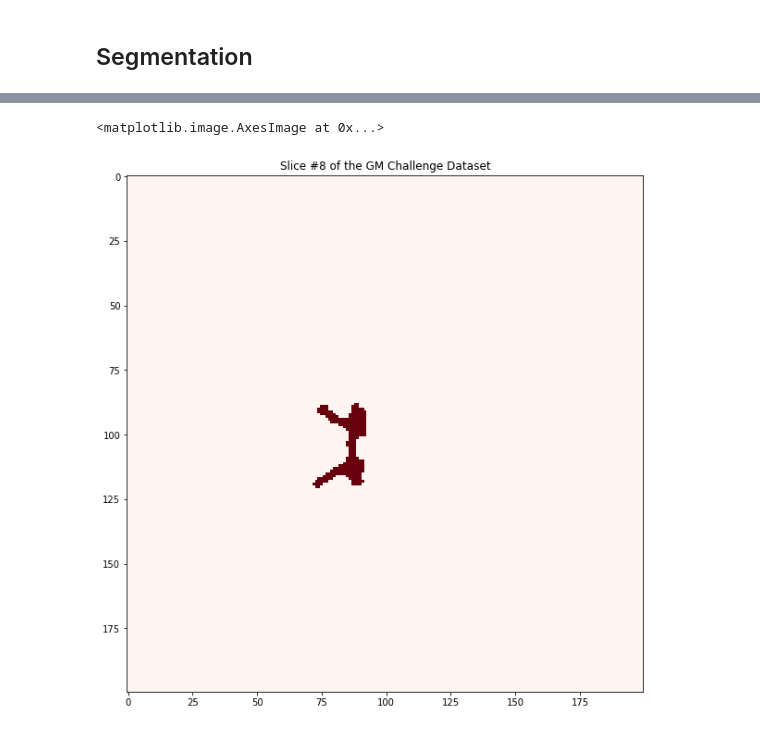
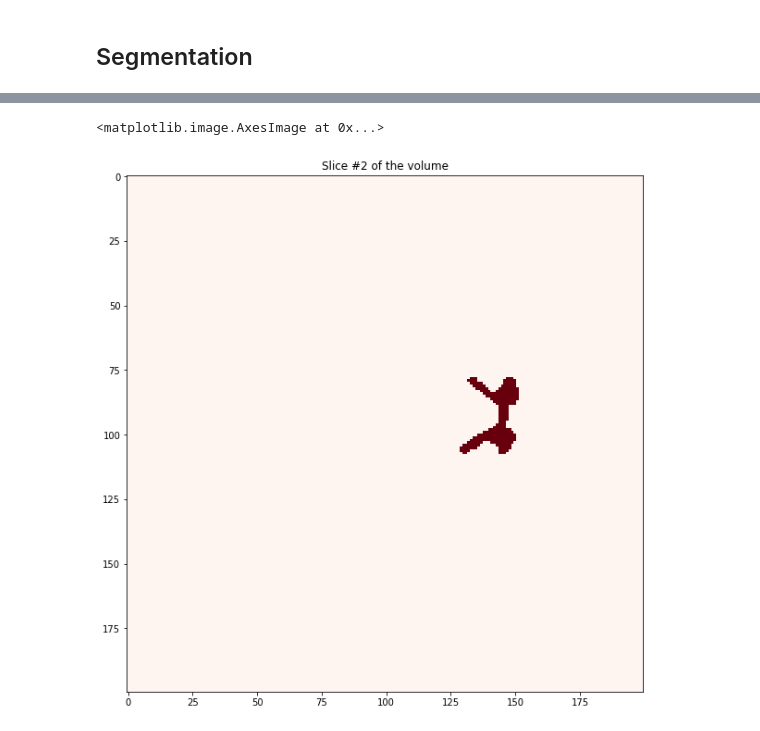
Before and after one commit to neuropoly/gmseg, a Jupyter notebook: notebooks/challenge-opensource-model.ipynb, the cells around one changed output, grey strips where cells are left out. Saved outputs shown, nothing was run; the diff lists cells and outputs as text; code cells hidden in the pictures.

```diff
--- a/notebooks/challenge-opensource-model.ipynb
+++ b/notebooks/challenge-opensource-model.ipynb
@@ -105,7 +109,8 @@ def dice_coef(y_true, y_pred):
     y_true_f = K.flatten(y_true)
     y_pred_f = K.flatten(y_pred)
     intersection = K.sum(y_true_f * y_pred_f)
-    return (2. * intersection + smooth_factor) / (K.sum(y_true_f) + K.sum(y_pred_f) + smooth_factor)
+    return (2. * intersection + smooth_factor) / \
+           (K.sum(y_true_f) + K.sum(y_pred_f) + smooth_factor)
 
 def dice_coef_loss(y_true, y_pred):
     return -dice_coef(y_true, y_pred)
@@ -248,7 +268,7 @@ def predict_volume(volume_path, output_path, stats):
     # Cropping
     for slice_num in xrange(volume_data.shape[2]):
         data = volume_data[..., slice_num]
-        data, cropreg = crop_center(data, 200, 200)
+        data, cropreg = crop_center(data, CROP_HEIGHT, CROP_WIDTH)
         axial_slices.append(data)
         crops.append(cropreg)
 
@@ -290,3 +303,6 @@ nihandle = nib.load(volume_path)
+# %%
+volume_path = "../sample_data/t2s_resampled.nii.gz"
+nihandle = nib.load(volume_path)
 # %%
 print nihandle.header
 # %% [output]
@@ -342,7 +360,10 @@ slice8_pred, _ = crop_center(slice8_pred, 200, 200)
+# %%
+slice2_pred = preds[..., 2]
+slice2_pred, _ = crop_center(slice2_pred, CROP_HEIGHT, CROP_WIDTH)
 # %%
-plt.title("Slice #8 of the GM Challenge Dataset")
-plt.imshow(slice8_pred, cmap="Reds")
+plt.title("Slice #2 of the volume")
+plt.imshow(slice2_pred, cmap="Reds")
 # %% [output]
 <matplotlib.image.AxesImage at 0x...>
-[figure, old version]
+[figure, new version]
 # %%
```
Also changed, not shown: parts of 16 cells of this notebook, 1 other file.
